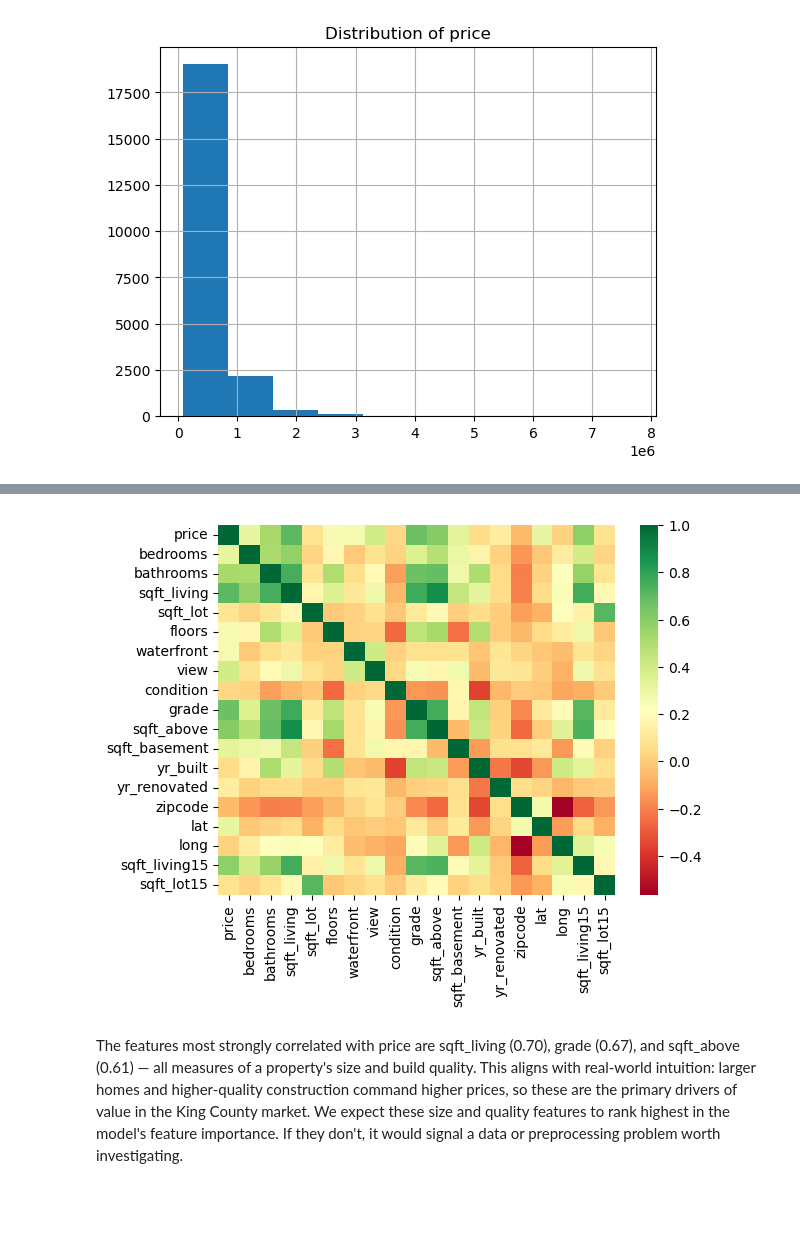
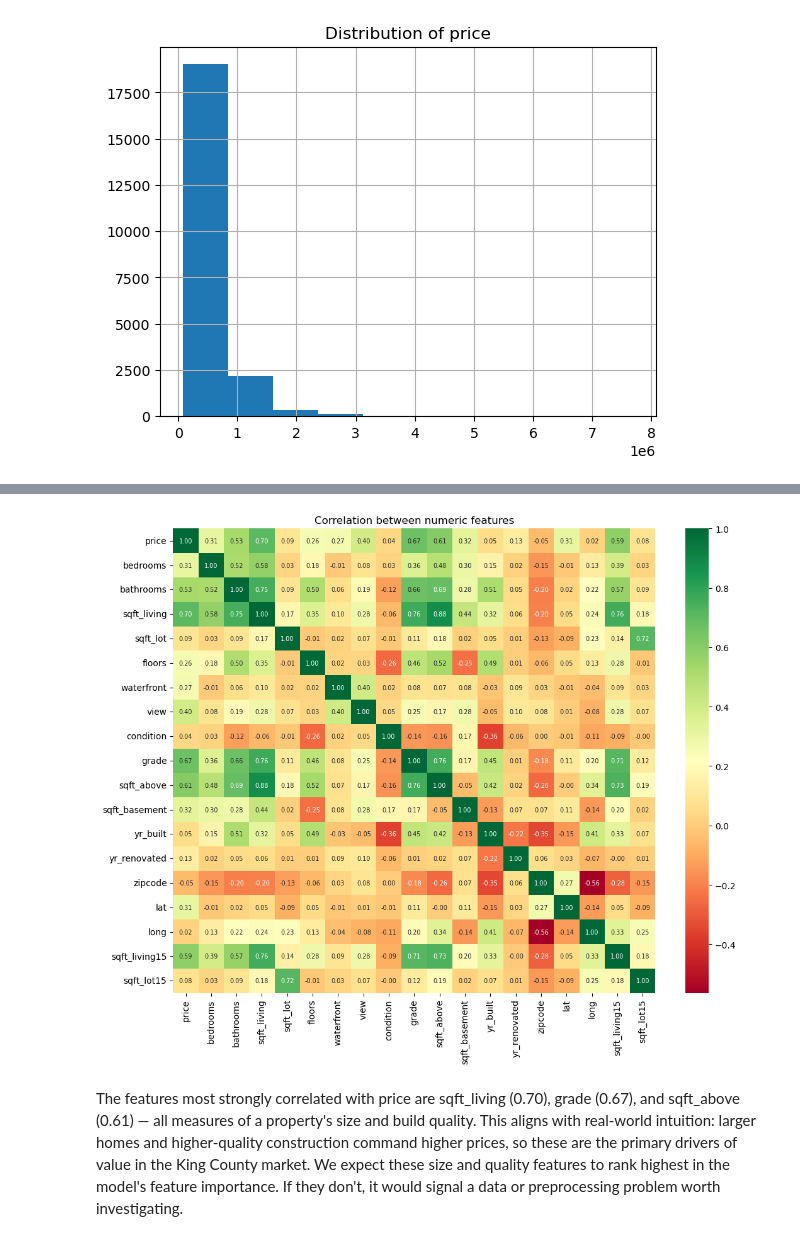
Before and after one commit to jovan210/housing-price-predictor, a Jupyter notebook: jovan_lau/houseprice_prediction.ipynb, the cells around one changed output, grey strips where cells are left out. Saved outputs shown, nothing was run; the diff lists cells and outputs as text; code cells hidden in the pictures; blank space fills up the shorter version.

```diff
--- a/jovan_lau/houseprice_prediction.ipynb
+++ b/jovan_lau/houseprice_prediction.ipynb
@@ -180,10 +191,13 @@ df_corr
 | sqft_living15 | 0.585379 | 0.391638 | 0.568634 | 0.756420 | 0.144608 | 0.279885 | 0.086463 | 0.280439 | -0.092824 | 0.713202 | ... |
 | sqft_lot15 | 0.082447 | 0.029244 | 0.087175 | 0.183286 | 0.718557 | -0.011269 | 0.030703 | 0.072575 | -0.003406 | 0.119248 | ... |
 # %%
-sns.heatmap(df_corr, cmap='RdYlGn')
+plt.figure(figsize=(11, 9))
+sns.heatmap(df_corr, cmap='RdYlGn', annot=True, fmt='.2f', annot_kws={'size': 7})
+plt.title('Correlation between numeric features')
+plt.tight_layout()
 plt.show()
 # %% [output]
-[figure, old version]
+[figure, new version]
 # %% [markdown]
 The features most strongly correlated with price are sqft_living (0.70), grade (0.67), and sqft_above (0.61) — all measures of a property's size and build quality. This aligns with real-world intuition: larger homes and higher-quality construction command higher prices, so these are the primary drivers of value in the King County market.
 We expect these size and quality features to rank highest in the model's feature importance. If they don't, it would signal a data or preprocessing problem worth investigating.
```
Also changed, not shown: parts of 70 cells of this notebook, 3 other files.
